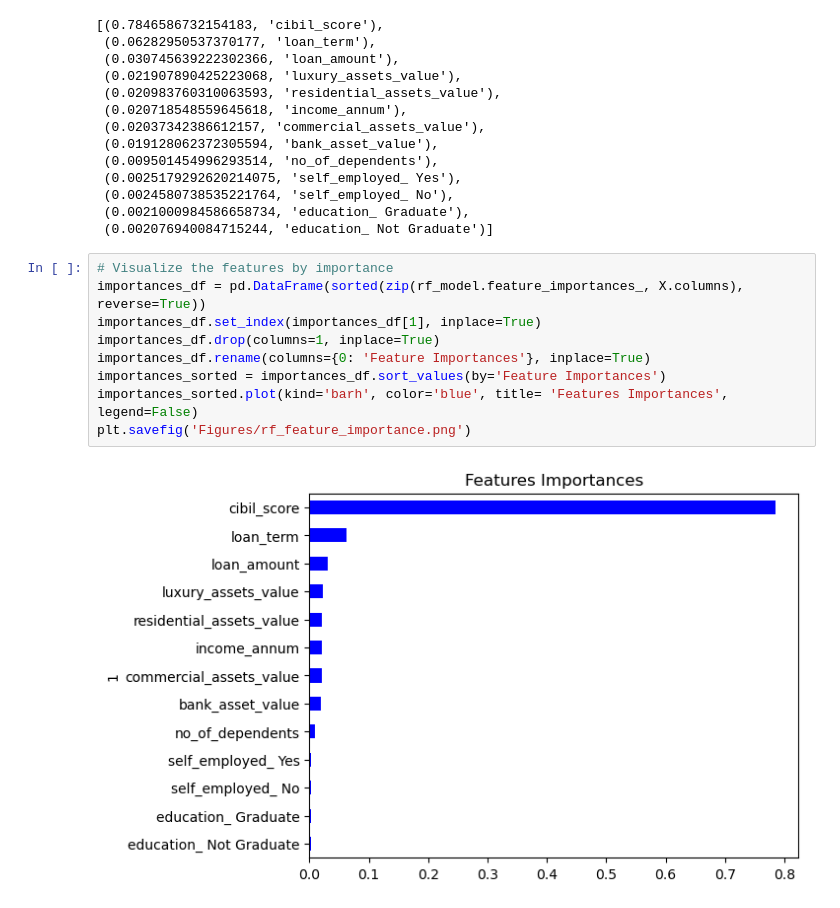
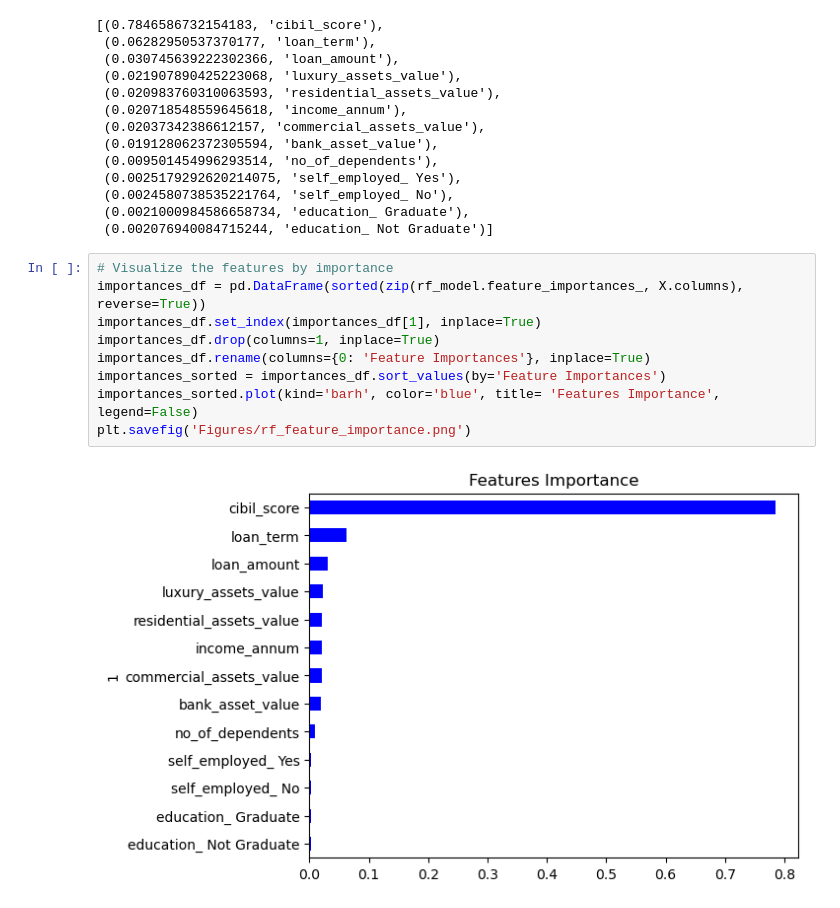
Before and after one commit to andrewdhawthorne/Loan-Approval-Prediction-Model, a Jupyter notebook: random_forest_model.ipynb, the cells around one changed output. Cells and saved outputs as stored; diff of their text form.

Commit message:
updating features visual

```diff
--- a/random_forest_model.ipynb
+++ b/random_forest_model.ipynb
@@ -166,11 +166,11 @@ sorted(zip(rf_model.feature_importances_, X.columns), reverse=True)
 # %%
 # Visualize the features by importance
 importances_df = pd.DataFrame(sorted(zip(rf_model.feature_importances_, X.columns), reverse=True))
 importances_df.set_index(importances_df[1], inplace=True)
 importances_df.drop(columns=1, inplace=True)
 importances_df.rename(columns={0: 'Feature Importances'}, inplace=True)
 importances_sorted = importances_df.sort_values(by='Feature Importances')
-importances_sorted.plot(kind='barh', color='blue', title= 'Features Importances', legend=False)
+importances_sorted.plot(kind='barh', color='blue', title= 'Features Importance', legend=False)
 plt.savefig('Figures/rf_feature_importance.png')
 # %% [output]
-[figure, old version]
+[figure, new version]
```
